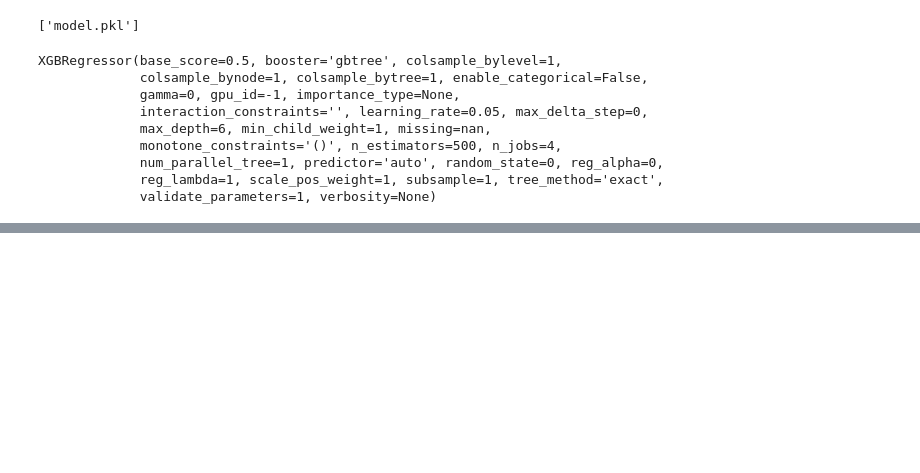
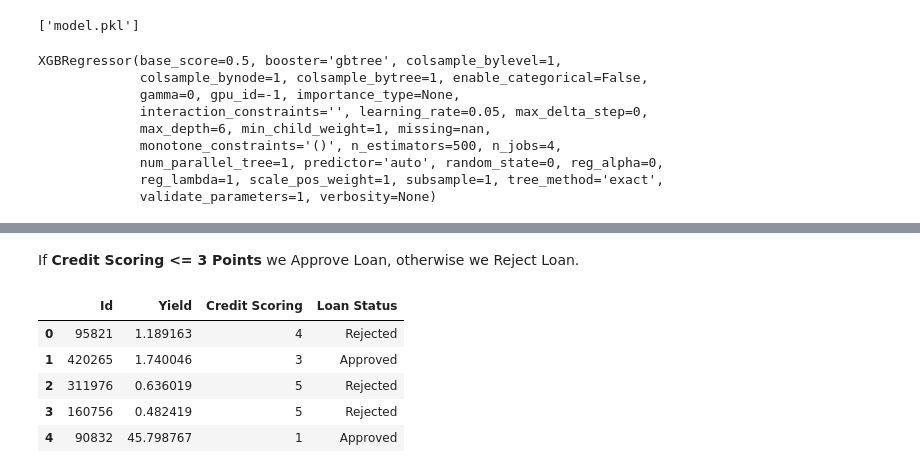
Before and after one commit to naseemap47/predictCropYield-MachineLearning-python, a Jupyter notebook: crop_yield.ipynb, the cells around one changed output, grey strips where cells are left out. Cells and saved outputs as stored; diff of their text form; code cells hidden in the pictures; blank space fills up the shorter version.

Commit message:
predicted Loan Status and saved in loan_status_prediction.csv file

```diff
--- a/crop_yield.ipynb
+++ b/crop_yield.ipynb
@@ -820,0 +820,4 @@ XGBRegressor(base_score=0.5, booster='gbtree', colsample_bylevel=1,
+# %%
+# load predictions
+yield_prediction = pd.read_csv('yield_prediction.csv')
+yield_prediction.head()
@@ -820,0 +864,16 @@ XGBRegressor(base_score=0.5, booster='gbtree', colsample_bylevel=1,
+# %%
+credit_score = []
+
+for i in yield_prediction['Yield']:
+    if 2.5 <= i:
+        credit_score.append(1)
+    elif 2<= i < 2.5:
+        credit_score.append(2)
+    elif 1.5<= i < 2:
+        credit_score.append(3)
+    elif 1<= i < 1.5:
+        credit_score.append(4)
+    else:
+        credit_score.append(5)
+# %%
+yield_prediction['Credit Scoring'] = credit_score
@@ -820,0 +889,20 @@ XGBRegressor(base_score=0.5, booster='gbtree', colsample_bylevel=1,
+# %% [markdown]
+If **Credit Scoring <= 3 Points** we Approve Loan, otherwise we Reject Loan.
+# %%
+loan_approve = []
+
+for i in yield_prediction['Credit Scoring']:
+    if i <= 3:
+        loan_approve.append('Approved')
+    else:
+        loan_approve.append('Rejected')
+# %%
+yield_prediction['Loan Status'] = loan_approve
+yield_prediction.head()
+# %% [output]
+|  | Id | Yield | Credit Scoring | Loan Status |
+| 0 | 95821 | 1.189163 | 4 | Rejected |
+| 1 | 420265 | 1.740046 | 3 | Approved |
+| 2 | 311976 | 0.636019 | 5 | Rejected |
+| 3 | 160756 | 0.482419 | 5 | Rejected |
+| 4 | 90832 | 45.798767 | 1 | Approved |
```
Also changed, not shown: parts of 13 cells of this notebook.
